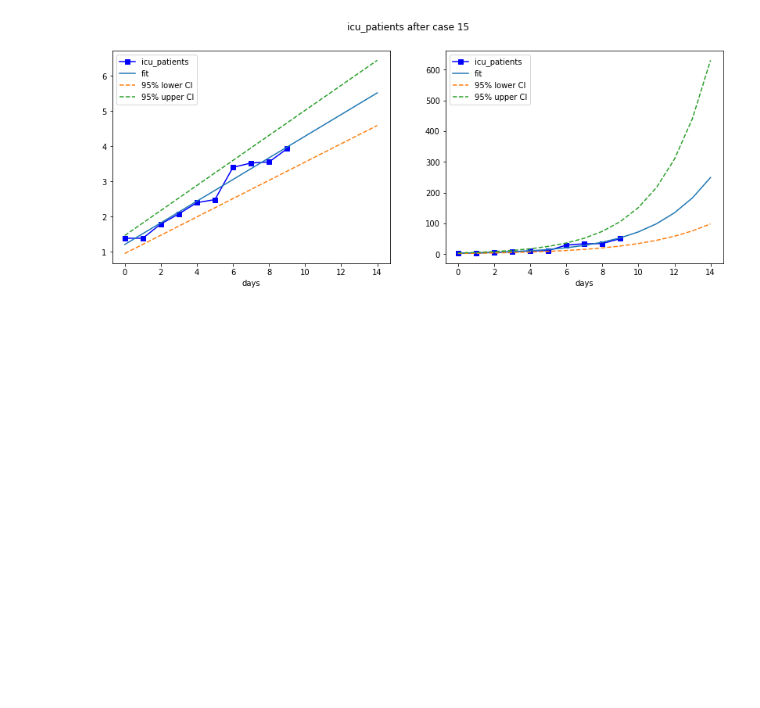
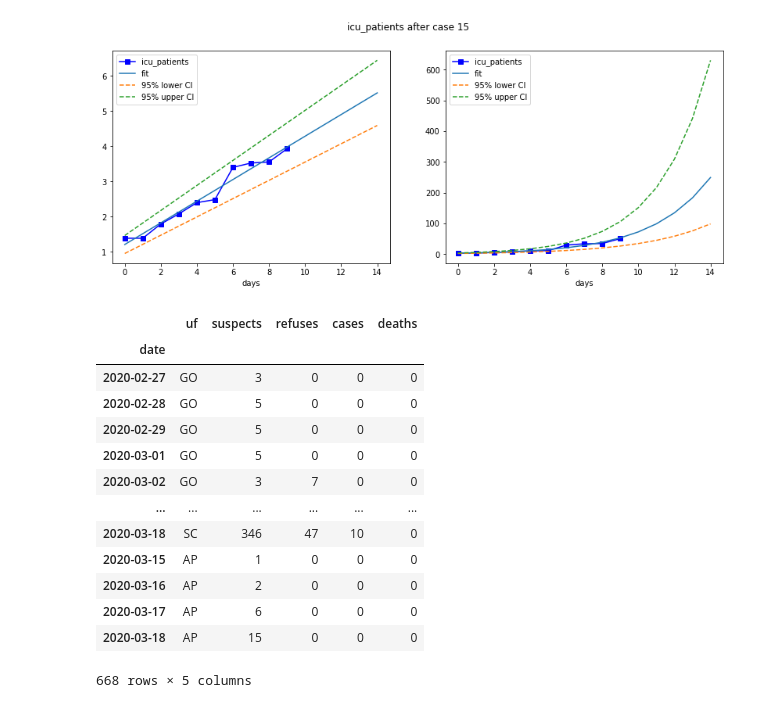
Before and after one commit to 3778/COVID-19, a Jupyter notebook: notebooks/[issue30]_estimativa_de_leitos_necessarios.ipynb, the cells around one changed output. Cells and saved outputs as stored; diff of their text form; code cells hidden in the pictures; blank space fills up the shorter version.

```diff
--- a/notebooks/[issue30]_estimativa_de_leitos_necessarios.ipynb
+++ b/notebooks/[issue30]_estimativa_de_leitos_necessarios.ipynb
@@ -156,4 +153,31 @@ for response in cols_to_plot:
 [figure]
 [figure]
 [figure]
+# %%
+import os
+files = os.listdir('../data/csv/by_uf/')
+data_dict = {}
+for file in files:
+    uf = file.split('.')[0]
+    path = f'../data/csv/by_uf/{file}'
+    d = pd.read_csv(path, parse_dates=['date']).drop_duplicates('date').set_index('date')
+    data_dict[uf] = d
+
+df = pd.concat(data_dict).reset_index().set_index("date").rename(columns={'level_0': "uf"})
+df
+# %% [output]
+|  | uf | suspects | refuses | cases | deaths |
+| date |  |  |  |  |  |
+| 2020-02-27 | GO | 3 | 0 | 0 | 0 |
+| 2020-02-28 | GO | 5 | 0 | 0 | 0 |
+| 2020-02-29 | GO | 5 | 0 | 0 | 0 |
+| 2020-03-01 | GO | 5 | 0 | 0 | 0 |
+| 2020-03-02 | GO | 3 | 7 | 0 | 0 |
+| ... | ... | ... | ... | ... | ... |
+| 2020-03-18 | SC | 346 | 47 | 10 | 0 |
+| 2020-03-15 | AP | 1 | 0 | 0 | 0 |
+| 2020-03-16 | AP | 2 | 0 | 0 | 0 |
+| 2020-03-17 | AP | 6 | 0 | 0 | 0 |
+| 2020-03-18 | AP | 15 | 0 | 0 | 0 |
+668 rows × 5 columns
 # %%
```
Also changed, not shown: parts of 3 cells of this notebook.
